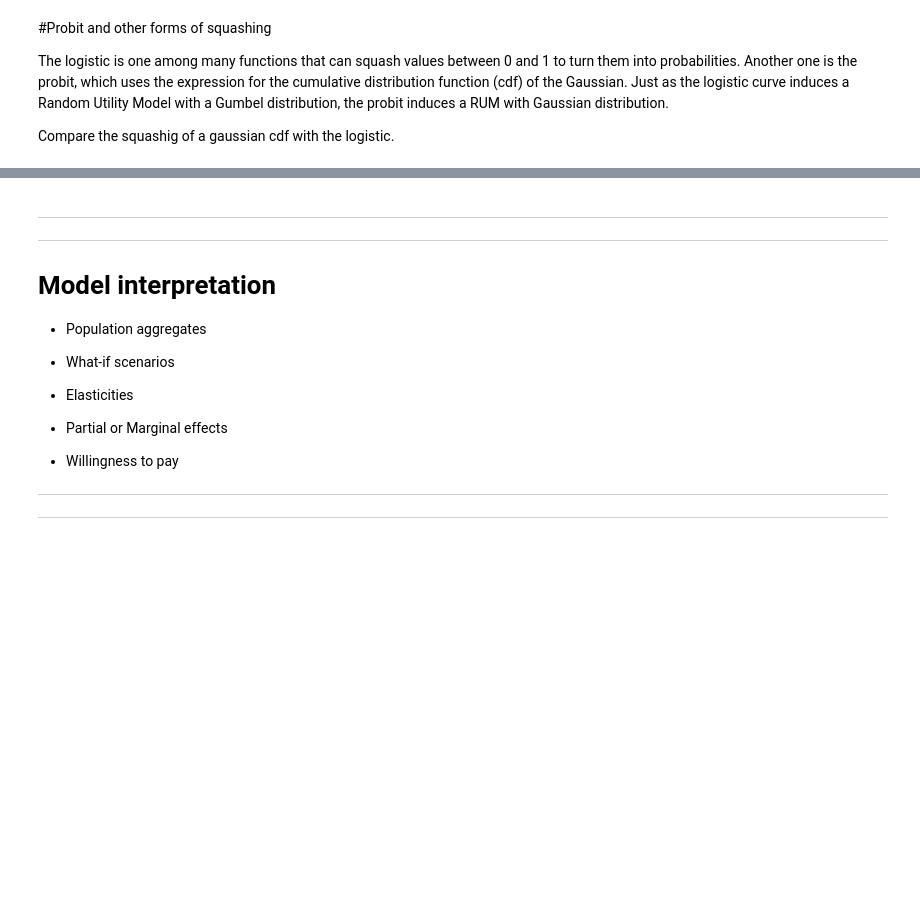
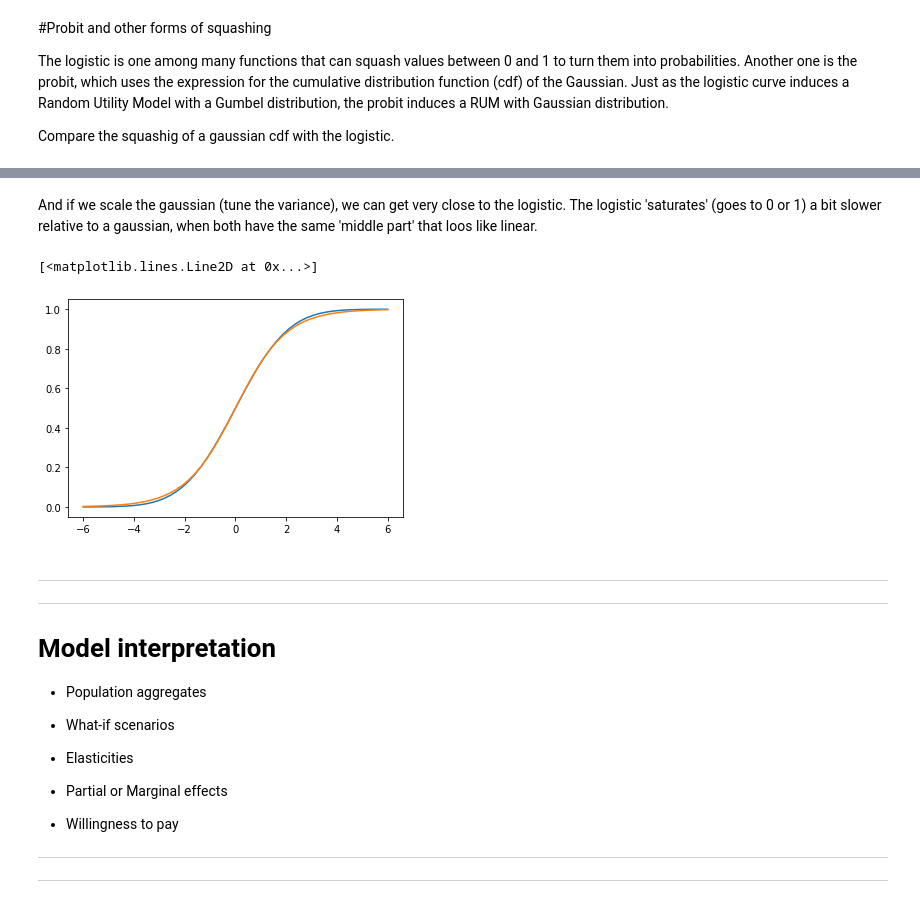
Before and after one commit to pmontman/tmp_choicemodels, a Jupyter notebook: nb/02_choice_model_fundamentals.ipynb, the cells around one changed output, grey strips where cells are left out. Saved outputs shown, nothing was run; the diff lists cells and outputs as text; code cells hidden in the pictures; blank space fills up the shorter version.

```diff
--- a/nb/02_choice_model_fundamentals.ipynb
+++ b/nb/02_choice_model_fundamentals.ipynb
@@ -353,3 +367,12 @@ Compare the squashig of a gaussian cdf with the logistic.
+# %% [markdown]
+And if we scale the gaussian (tune the variance), we can get very close to the logistic. The logistic 'saturates' (goes to 0 or 1) a bit slower relative to a gaussian, when both have the same 'middle part' that loos like linear.
+# %%
+#@title If we scale the gaussian, we can get very close to the logistic as far as squashing goes
+plt.plot(xbase, norm.cdf(0.61*xbase))
+plt.plot(xbase, logisticy)
+# %% [output]
+[<matplotlib.lines.Line2D at 0x...>]
+[figure, added]
 # %% [markdown]
 ---
 ---
```
Also changed, not shown: parts of 2 cells of this notebook.
